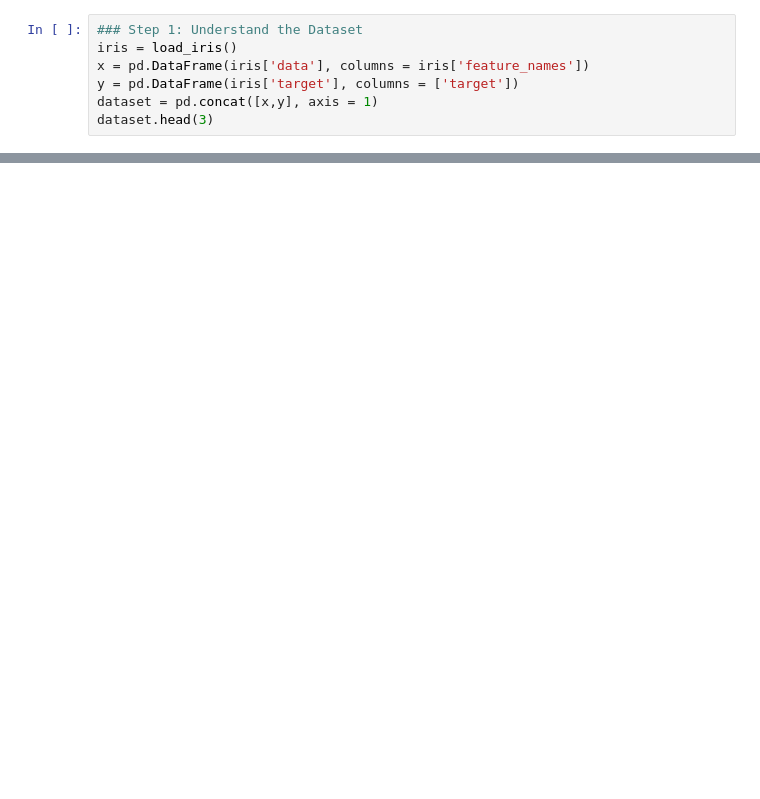
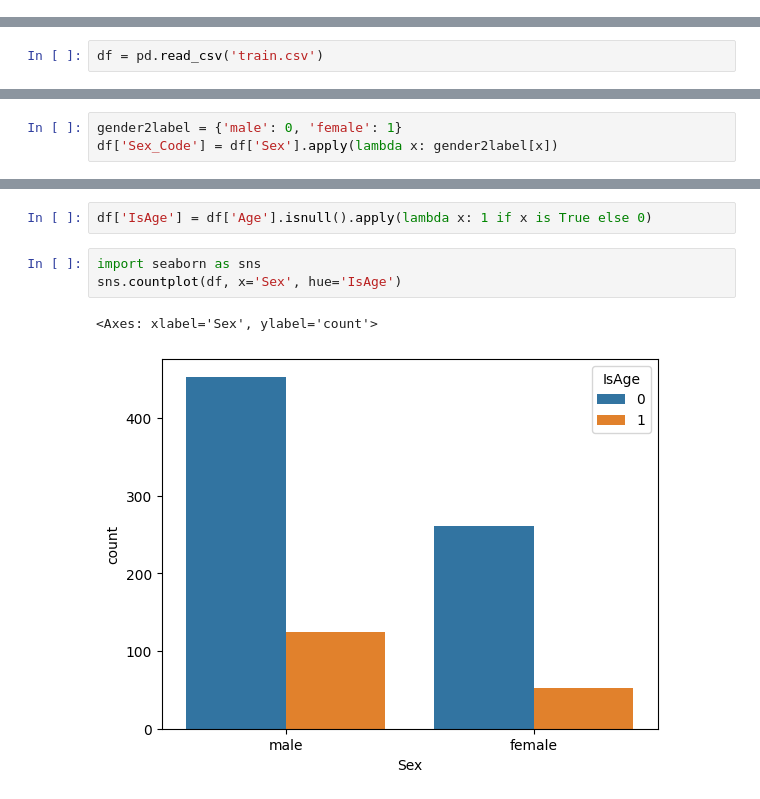
Before and after one commit to hsuchengmath/backup, a Jupyter notebook: Untitled.ipynb, the cells around one changed output, grey strips where cells are left out. Drawn from its saved outputs; the diff is of its cells as text; blank space fills up the shorter version.

```diff
--- a/Untitled.ipynb
+++ b/Untitled.ipynb
@@ -4,7 +0,0 @@ from sklearn.datasets import load_iris
-# %%
-### Step 1: Understand the Dataset
-iris = load_iris()
-x = pd.DataFrame(iris['data'], columns = iris['feature_names'])
-y = pd.DataFrame(iris['target'], columns = ['target'])
-dataset = pd.concat([x,y], axis = 1)
-dataset.head(3)
@@ -168,0 +12,2 @@ x_cols
+# %%
+df = pd.read_csv('train.csv')
@@ -168,0 +65,3 @@ x_cols
+# %%
+gender2label = {'male': 0, 'female': 1}
+df['Sex_Code'] = df['Sex'].apply(lambda x: gender2label[x])
@@ -168,0 +82,8 @@ x_cols
+# %%
+df['IsAge'] = df['Age'].isnull().apply(lambda x: 1 if x is True else 0)
+# %%
+import seaborn as sns
+sns.countplot(df, x='Sex', hue='IsAge')
+# %% [output]
+<Axes: xlabel='Sex', ylabel='count'>
+[figure, added]
```
Also changed, not shown: parts of 41 cells of this notebook, 4 other files.
